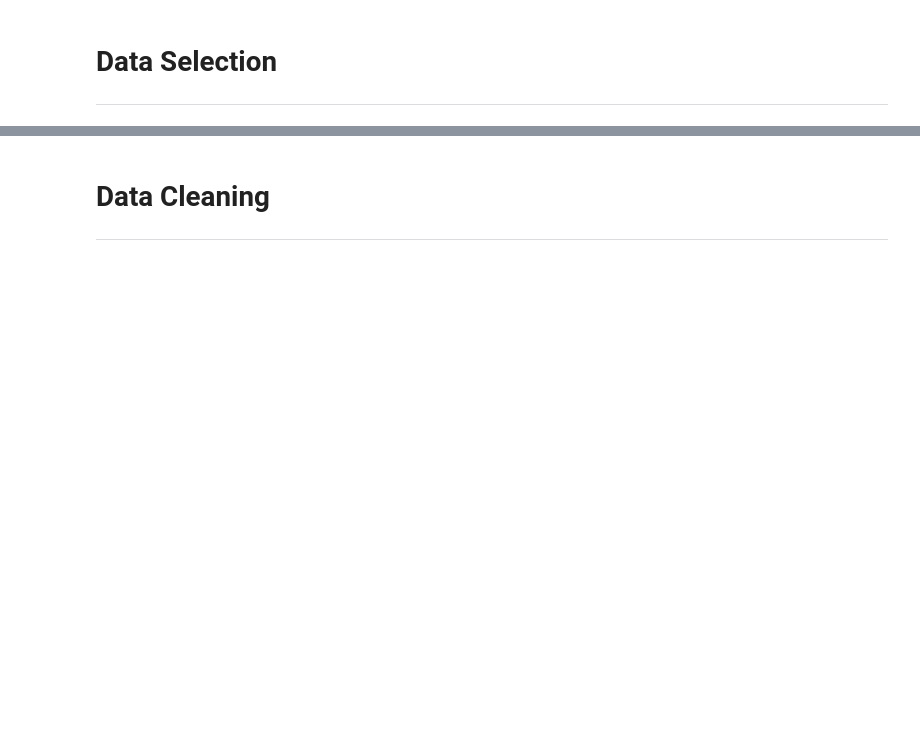
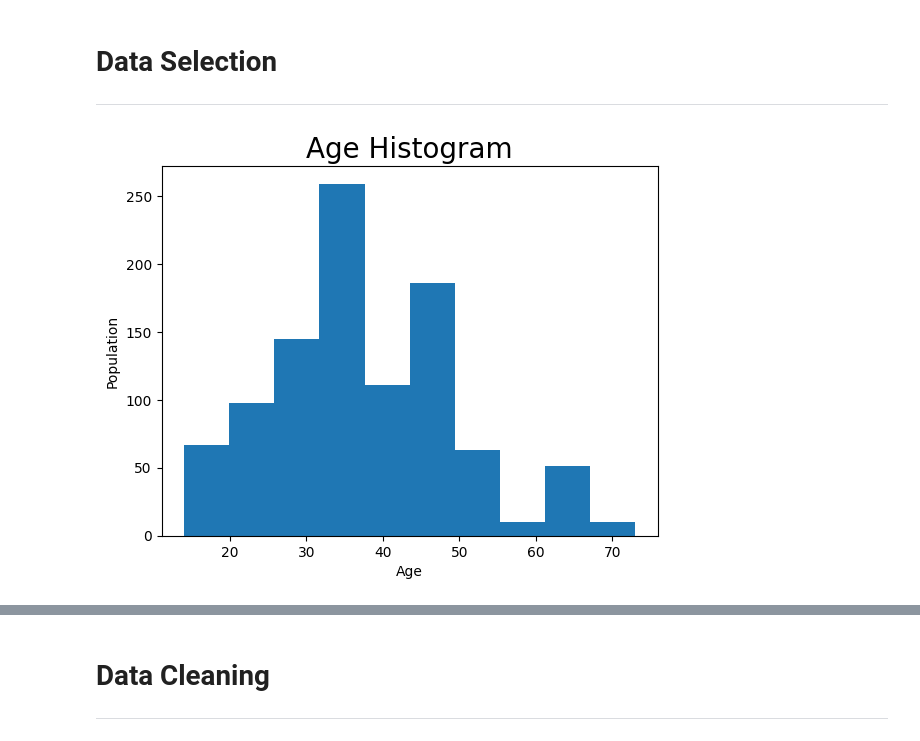
Before and after one commit to ox1dice/Lung-Cancer-Prediction, a Jupyter notebook: lc-prediction.ipynb, the cells around one changed output, grey strips where cells are left out. Cells and saved outputs as stored; diff of their text form; code cells hidden in the pictures; blank space fills up the shorter version.

```diff
--- a/lc-prediction.ipynb
+++ b/lc-prediction.ipynb
@@ -67,4 +66,12 @@ Accuration rate:
 # %% [markdown]
 # **Data Selection**
 ---
+# %%
+plt.hist(ds.Age)
+plt.title("Age Histogram", fontsize = 20)
+plt.xlabel("Age")
+plt.ylabel("Population")
+plt.show()
+# %% [output]
+[figure, added]
 # %%
```
Also changed, not shown: parts of 16 cells of this notebook.
